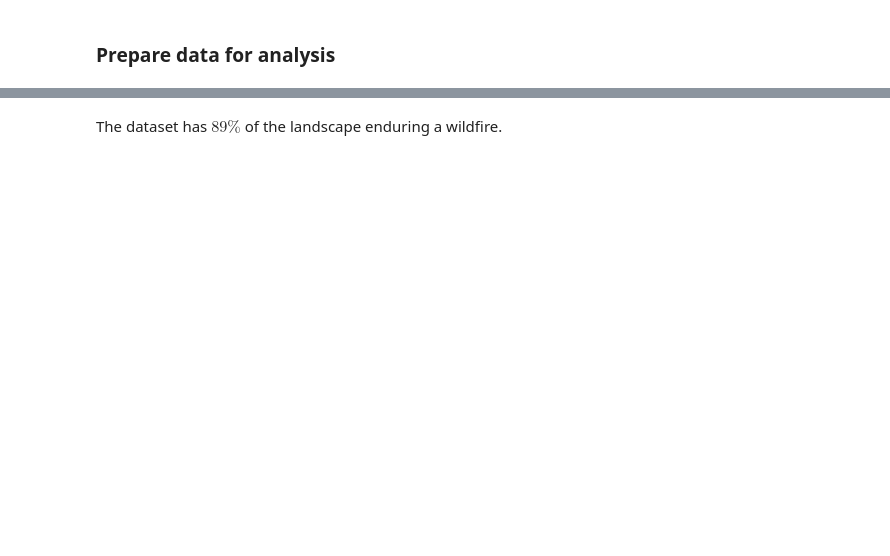
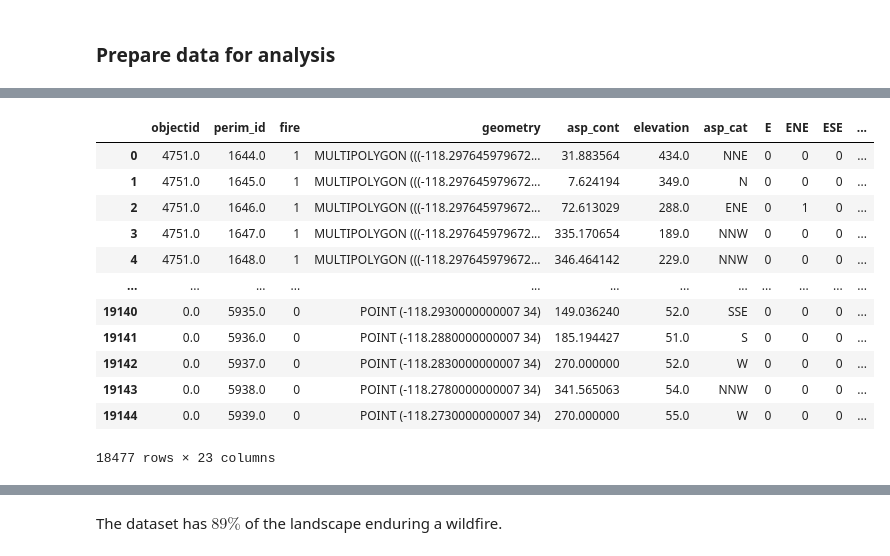
Before and after one commit to sralter/classifire, a Jupyter notebook: 01_capstone_notebooks/alter_samuel_capstone_geoanalysis.ipynb, the cells around one changed output, grey strips where cells are left out. Saved outputs shown, nothing was run; the diff lists cells and outputs as text; code cells hidden in the pictures; blank space fills up the shorter version.

```diff
--- a/01_capstone_notebooks/alter_samuel_capstone_geoanalysis.ipynb
+++ b/01_capstone_notebooks/alter_samuel_capstone_geoanalysis.ipynb
@@ -188,0 +221,18 @@ KeyError: "['perim_asp_1'] not in index"
+# %%
+# add binarized columns back to dataframe
+sm_geo=pd.concat([sm_geo,sm_geo_aspCat],axis=1)
+sm_geo
+# %% [output]
+|  | objectid | perim_id | fire | geometry | asp_cont | elevation | asp_cat | E | ENE | ESE | ... |
+| 0 | 4751.0 | 1644.0 | 1 | MULTIPOLYGON (((-118.297645979672... | 31.883564 | 434.0 | NNE | 0 | 0 | 0 | ... |
+| 1 | 4751.0 | 1645.0 | 1 | MULTIPOLYGON (((-118.297645979672... | 7.624194 | 349.0 | N | 0 | 0 | 0 | ... |
+| 2 | 4751.0 | 1646.0 | 1 | MULTIPOLYGON (((-118.297645979672... | 72.613029 | 288.0 | ENE | 0 | 1 | 0 | ... |
+| 3 | 4751.0 | 1647.0 | 1 | MULTIPOLYGON (((-118.297645979672... | 335.170654 | 189.0 | NNW | 0 | 0 | 0 | ... |
+| 4 | 4751.0 | 1648.0 | 1 | MULTIPOLYGON (((-118.297645979672... | 346.464142 | 229.0 | NNW | 0 | 0 | 0 | ... |
+| ... | ... | ... | ... | ... | ... | ... | ... | ... | ... | ... | ... |
+| 19140 | 0.0 | 5935.0 | 0 | POINT (-118.2930000000007 34) | 149.036240 | 52.0 | SSE | 0 | 0 | 0 | ... |
+| 19141 | 0.0 | 5936.0 | 0 | POINT (-118.2880000000007 34) | 185.194427 | 51.0 | S | 0 | 0 | 0 | ... |
+| 19142 | 0.0 | 5937.0 | 0 | POINT (-118.2830000000007 34) | 270.000000 | 52.0 | W | 0 | 0 | 0 | ... |
+| 19143 | 0.0 | 5938.0 | 0 | POINT (-118.2780000000007 34) | 341.565063 | 54.0 | NNW | 0 | 0 | 0 | ... |
+| 19144 | 0.0 | 5939.0 | 0 | POINT (-118.2730000000007 34) | 270.000000 | 55.0 | W | 0 | 0 | 0 | ... |
+18477 rows × 23 columns
```
Also changed, not shown: parts of 19 cells of this notebook, 2 other files.
